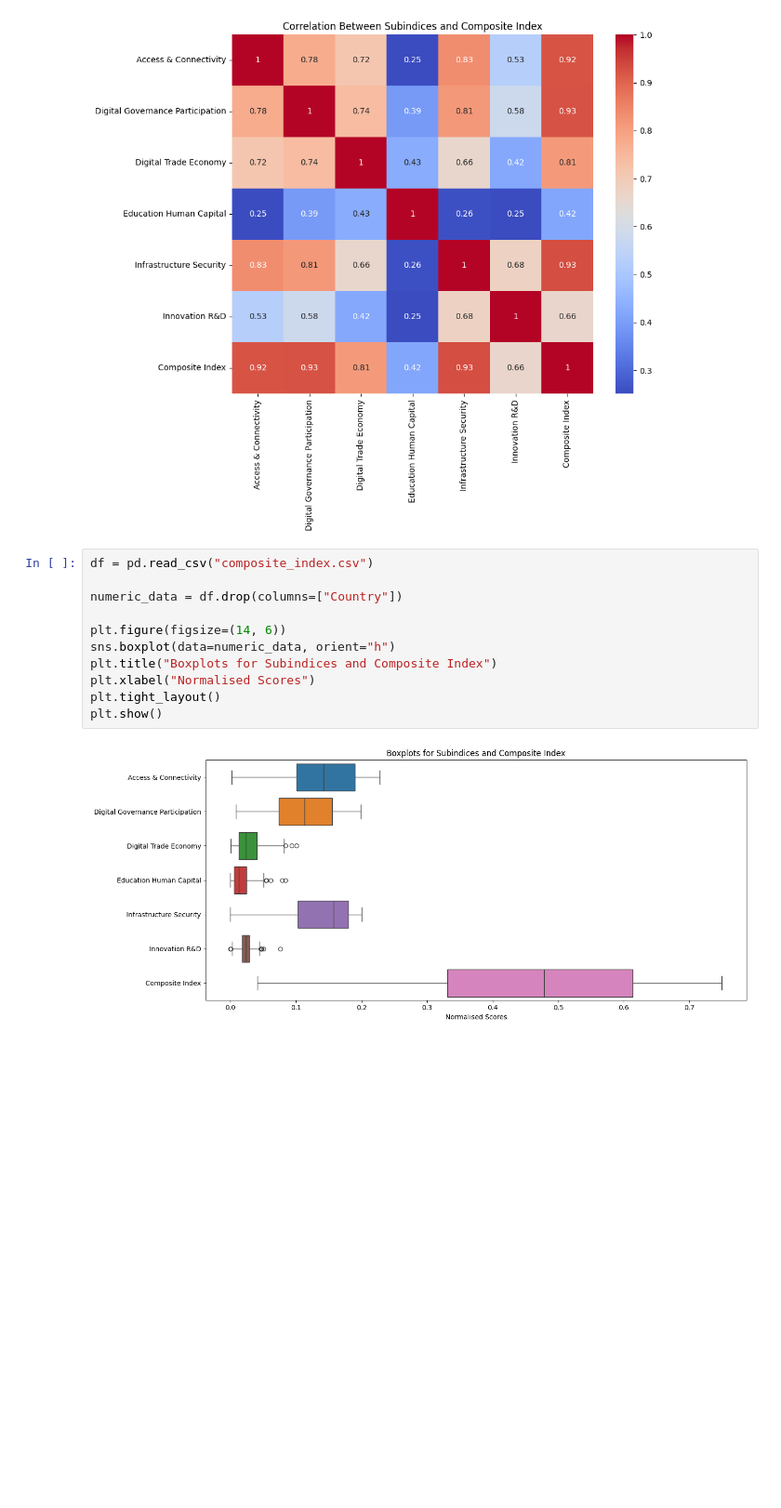
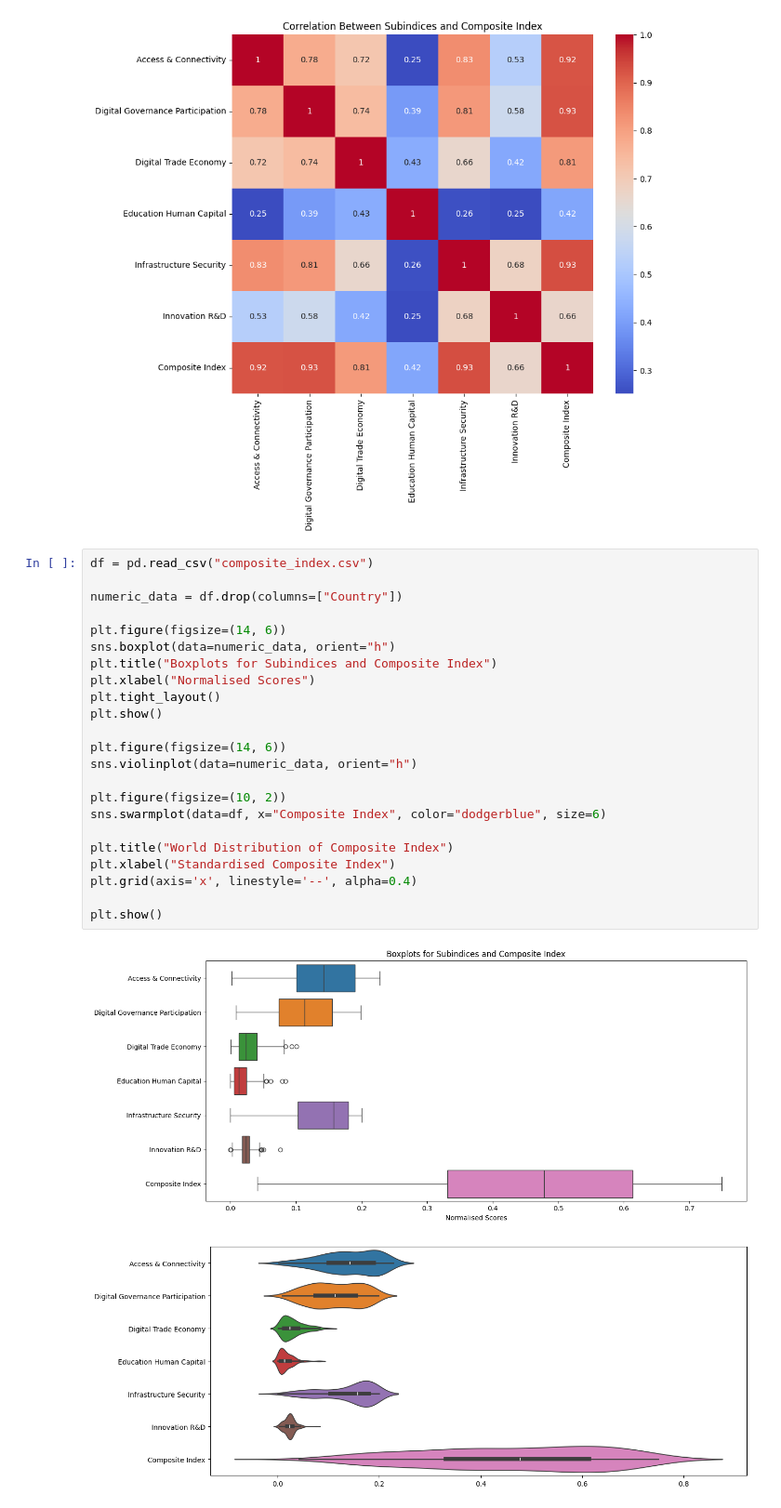
Before and after one commit to syro13/DAV_CA, a Jupyter notebook: composite_index_building.ipynb, the cells around one changed output. Shown at 93% size. Cells and saved outputs as stored; diff of their text form; blank space fills up the shorter version.

Commit message:
Complete Linked Index Analysis

```diff
--- a/composite_index_building.ipynb
+++ b/composite_index_building.ipynb
@@ -127,13 +129,26 @@ plt.show()
 # %%
 df = pd.read_csv("composite_index.csv")
 
 numeric_data = df.drop(columns=["Country"])
 
 plt.figure(figsize=(14, 6))
 sns.boxplot(data=numeric_data, orient="h")
 plt.title("Boxplots for Subindices and Composite Index")
 plt.xlabel("Normalised Scores")
 plt.tight_layout()
 plt.show()
+
+plt.figure(figsize=(14, 6))
+sns.violinplot(data=numeric_data, orient="h")
+
+plt.figure(figsize=(10, 2))
+sns.swarmplot(data=df, x="Composite Index", color="dodgerblue", size=6)
+
+plt.title("World Distribution of Composite Index")
+plt.xlabel("Standardised Composite Index")
+plt.grid(axis='x', linestyle='--', alpha=0.4)
+
+plt.show()
 # %% [output]
 [figure]
+[figure, added]
```
Also changed, not shown: parts of 7 cells of this notebook, 1 other file.
